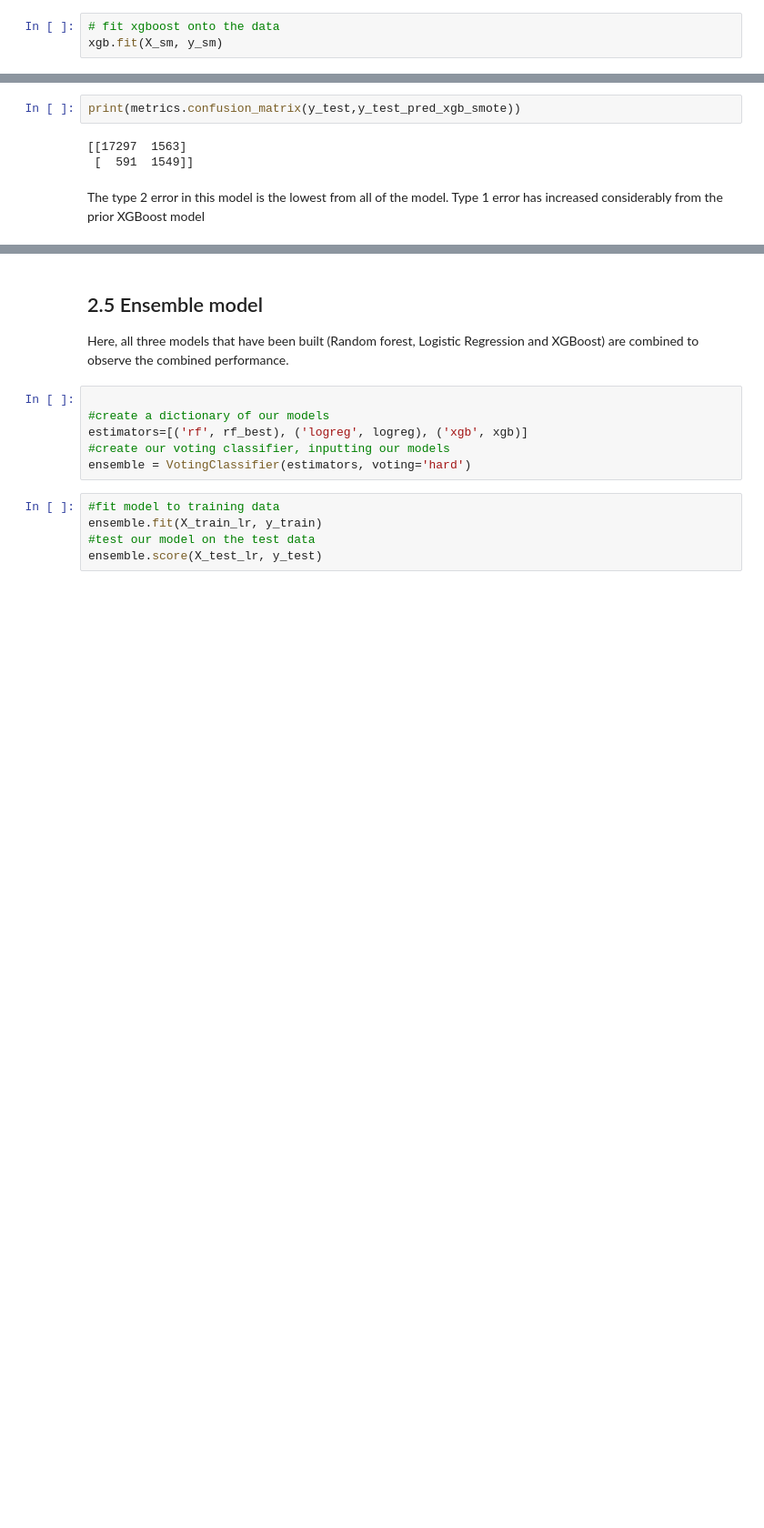
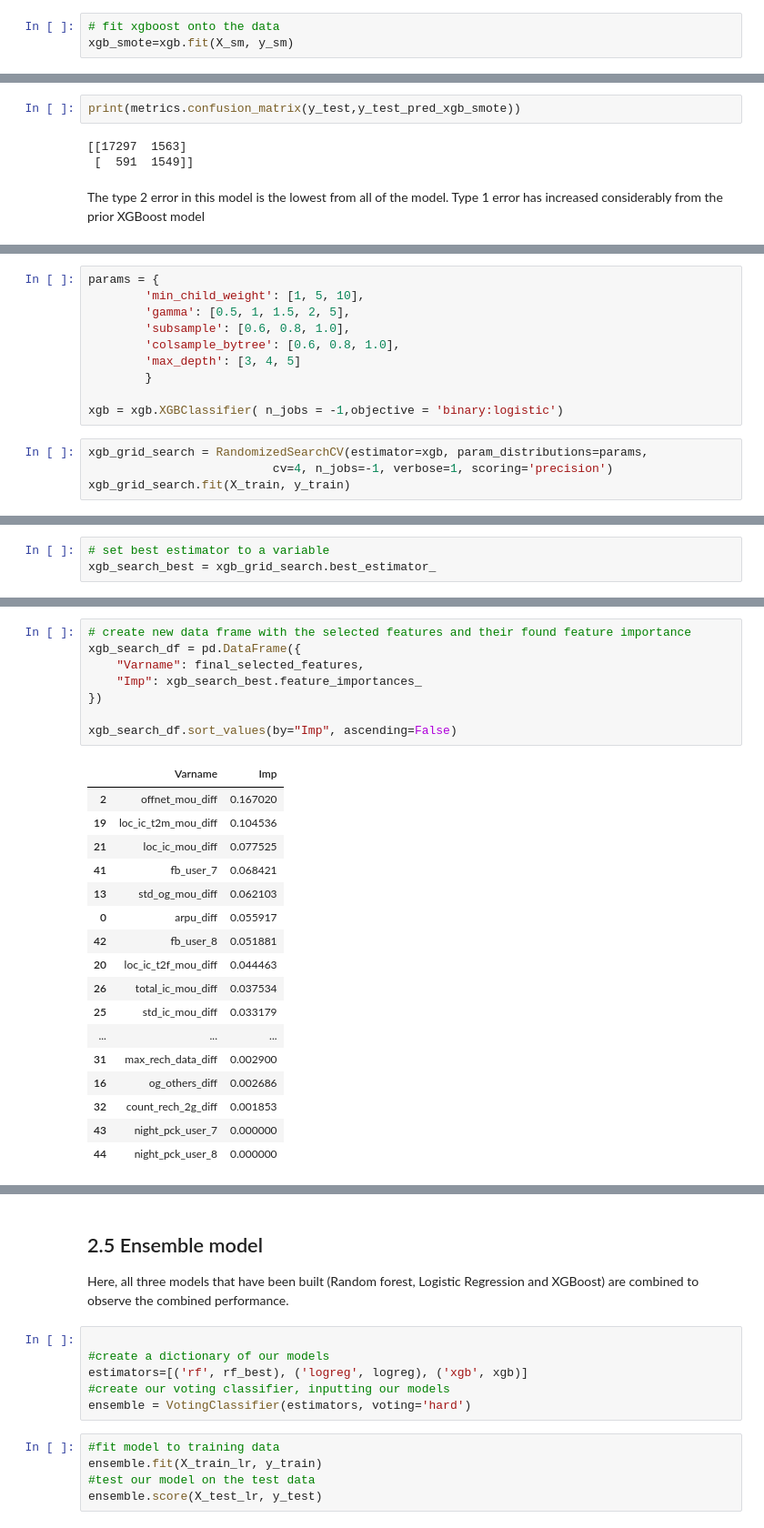
Before and after one commit to bengcheo/telecom_churn, a Jupyter notebook: telecom-churn-case-study.ipynb, the cells around one changed output, grey strips where cells are left out. Shown at 91% size. Saved outputs shown, nothing was run; the diff lists cells and outputs as text; blank space fills up the shorter version.

```diff
--- a/telecom-churn-case-study.ipynb
+++ b/telecom-churn-case-study.ipynb
@@ -846,4 +821,4 @@ Count of instances churned/not churned:
 The data has been resampled to remove class imbalance in the predictor class. In the next step, the augmented data is fitted to XGBoost.
 # %%
 # fit xgboost onto the data
-xgb.fit(X_sm, y_sm)
+xgb_smote=xgb.fit(X_sm, y_sm)
@@ -901,0 +869,14 @@ The type 2 error in this model is the lowest from all of the model. Type 1 error
+# %%
+params = {
+        'min_child_weight': [1, 5, 10],
+        'gamma': [0.5, 1, 1.5, 2, 5],
+        'subsample': [0.6, 0.8, 1.0],
+        'colsample_bytree': [0.6, 0.8, 1.0],
+        'max_depth': [3, 4, 5]
+        }
+
+xgb = xgb.XGBClassifier( n_jobs = -1,objective = 'binary:logistic')
+# %%
+xgb_grid_search = RandomizedSearchCV(estimator=xgb, param_distributions=params,
+                          cv=4, n_jobs=-1, verbose=1, scoring='precision')
+xgb_grid_search.fit(X_train, y_train)
@@ -901,0 +936,3 @@ The type 2 error in this model is the lowest from all of the model. Type 1 error
+# %%
+# set best estimator to a variable
+xgb_search_best = xgb_grid_search.best_estimator_
@@ -901,0 +953,26 @@ The type 2 error in this model is the lowest from all of the model. Type 1 error
+# %%
+# create new data frame with the selected features and their found feature importance
+xgb_search_df = pd.DataFrame({
+    "Varname": final_selected_features,
+    "Imp": xgb_search_best.feature_importances_
+})
+
+xgb_search_df.sort_values(by="Imp", ascending=False)
+# %% [output]
+|  | Varname | Imp |
+| 2 | offnet_mou_diff | 0.167020 |
+| 19 | loc_ic_t2m_mou_diff | 0.104536 |
+| 21 | loc_ic_mou_diff | 0.077525 |
+| 41 | fb_user_7 | 0.068421 |
+| 13 | std_og_mou_diff | 0.062103 |
+| 0 | arpu_diff | 0.055917 |
+| 42 | fb_user_8 | 0.051881 |
+| 20 | loc_ic_t2f_mou_diff | 0.044463 |
+| 26 | total_ic_mou_diff | 0.037534 |
+| 25 | std_ic_mou_diff | 0.033179 |
+| ... | ... | ... |
+| 31 | max_rech_data_diff | 0.002900 |
+| 16 | og_others_diff | 0.002686 |
+| 32 | count_rech_2g_diff | 0.001853 |
+| 43 | night_pck_user_7 | 0.000000 |
+| 44 | night_pck_user_8 | 0.000000 |
```
Also changed, not shown: parts of 39 cells of this notebook.
